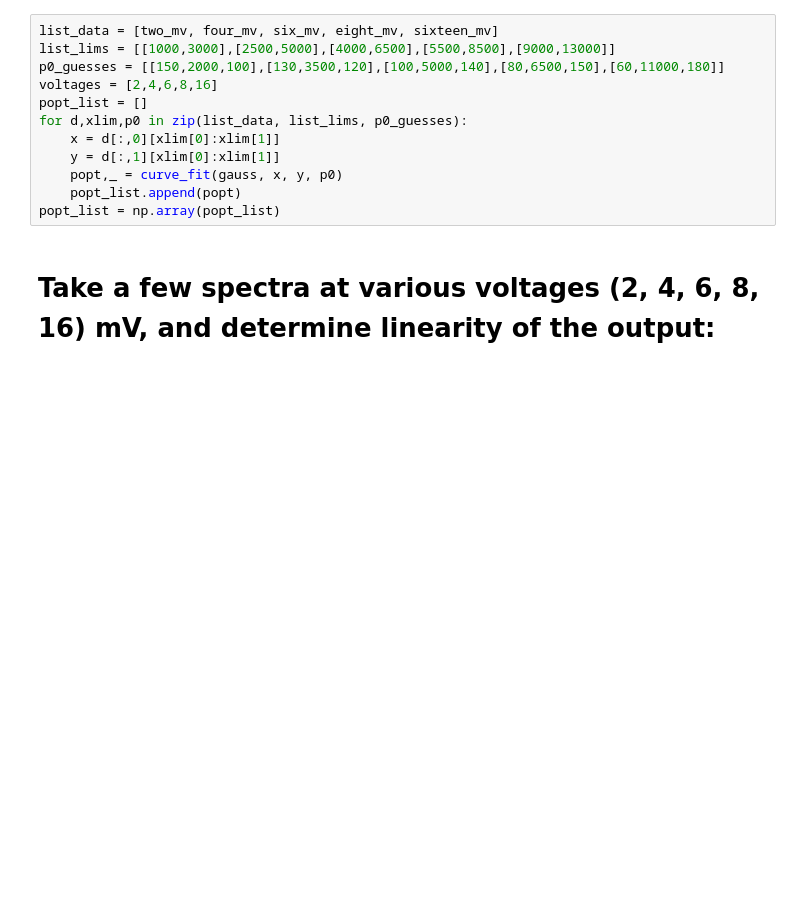
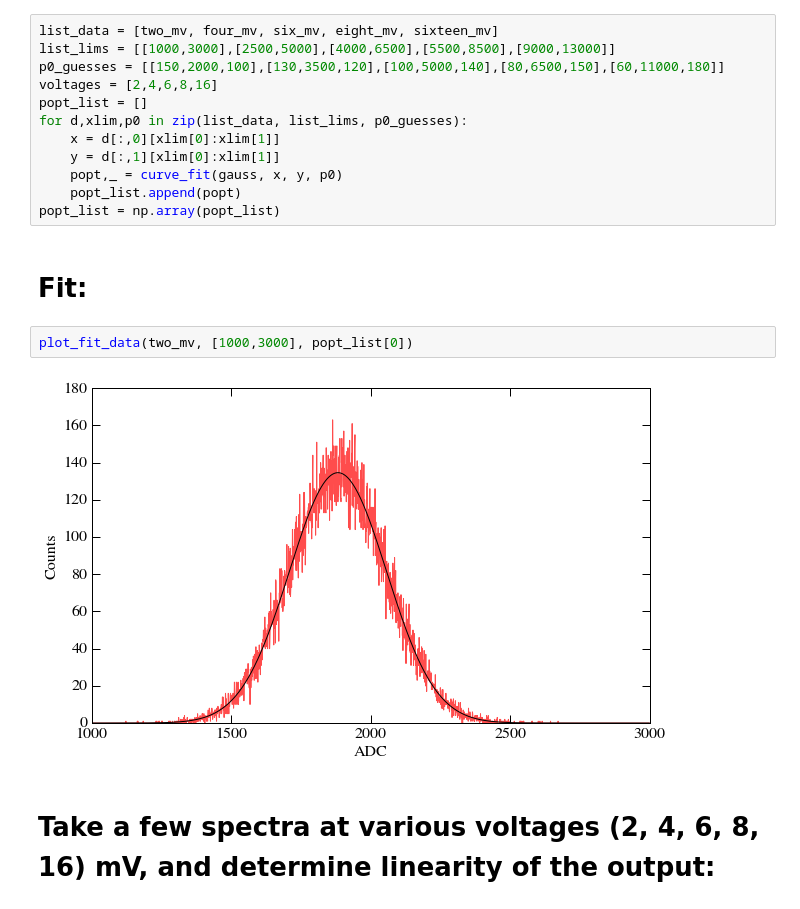
Before and after one commit to jkim-/mu2e, a Jupyter notebook: winteq_preamp/winteq_preamp.ipynb, the cells around one changed output. Cells and saved outputs as stored; diff of their text form; blank space fills up the shorter version.

```diff
--- a/winteq_preamp/winteq_preamp.ipynb
+++ b/winteq_preamp/winteq_preamp.ipynb
@@ -70,6 +73,12 @@ for d,xlim,p0 in zip(list_data, list_lims, p0_guesses):
     popt,_ = curve_fit(gauss, x, y, p0)
     popt_list.append(popt)
 popt_list = np.array(popt_list)
+# %% [markdown]
+# Fit:
+# %%
+plot_fit_data(two_mv, [1000,3000], popt_list[0])
+# %% [output]
+[figure, added]
 # %% [markdown]
 # Take a few spectra at various voltages (2, 4, 6, 8, 16) mV, and determine linearity of the output:
 # %%
```
Also changed, not shown: parts of 1 cell of this notebook, 1 other file.
